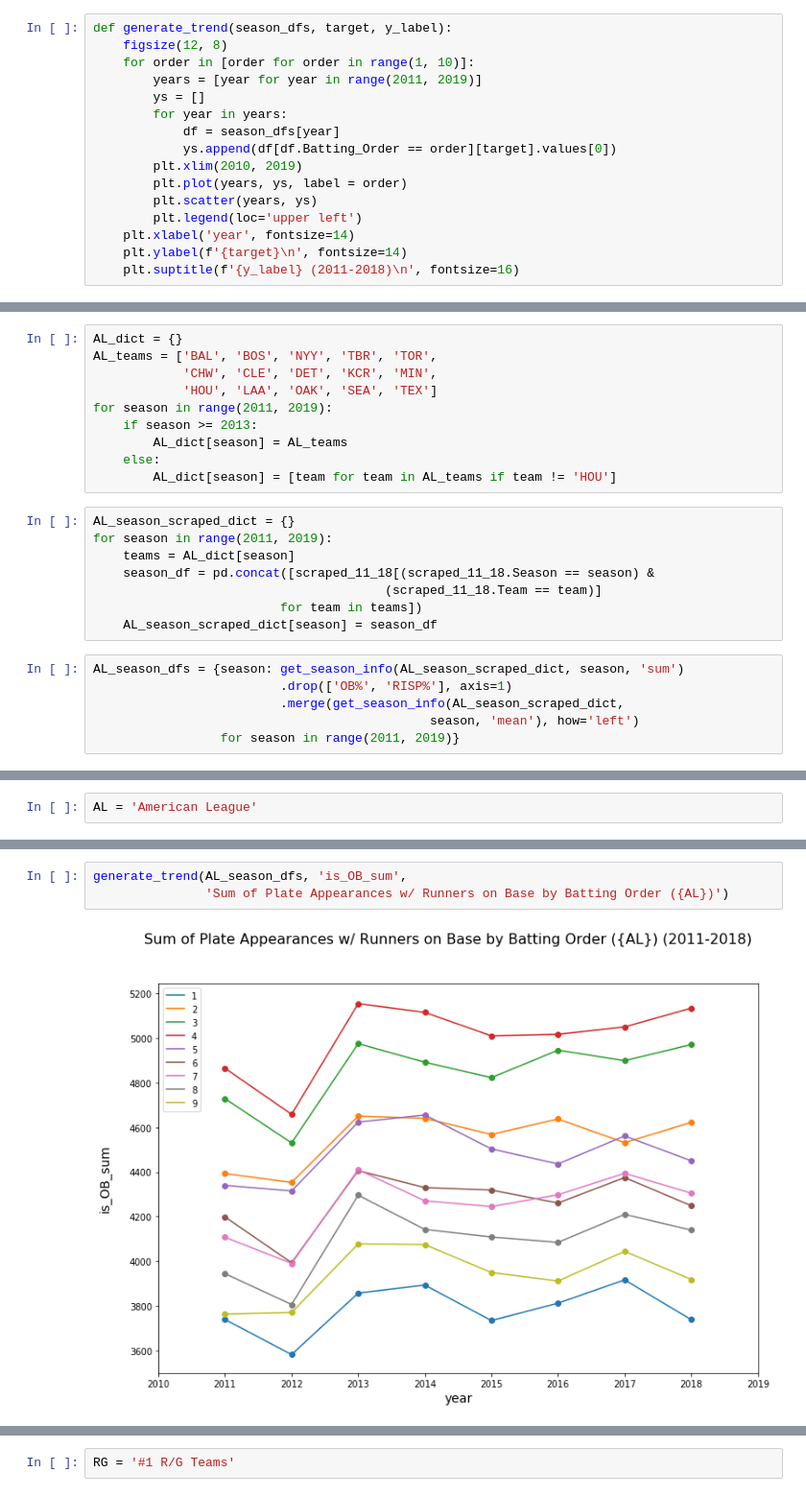
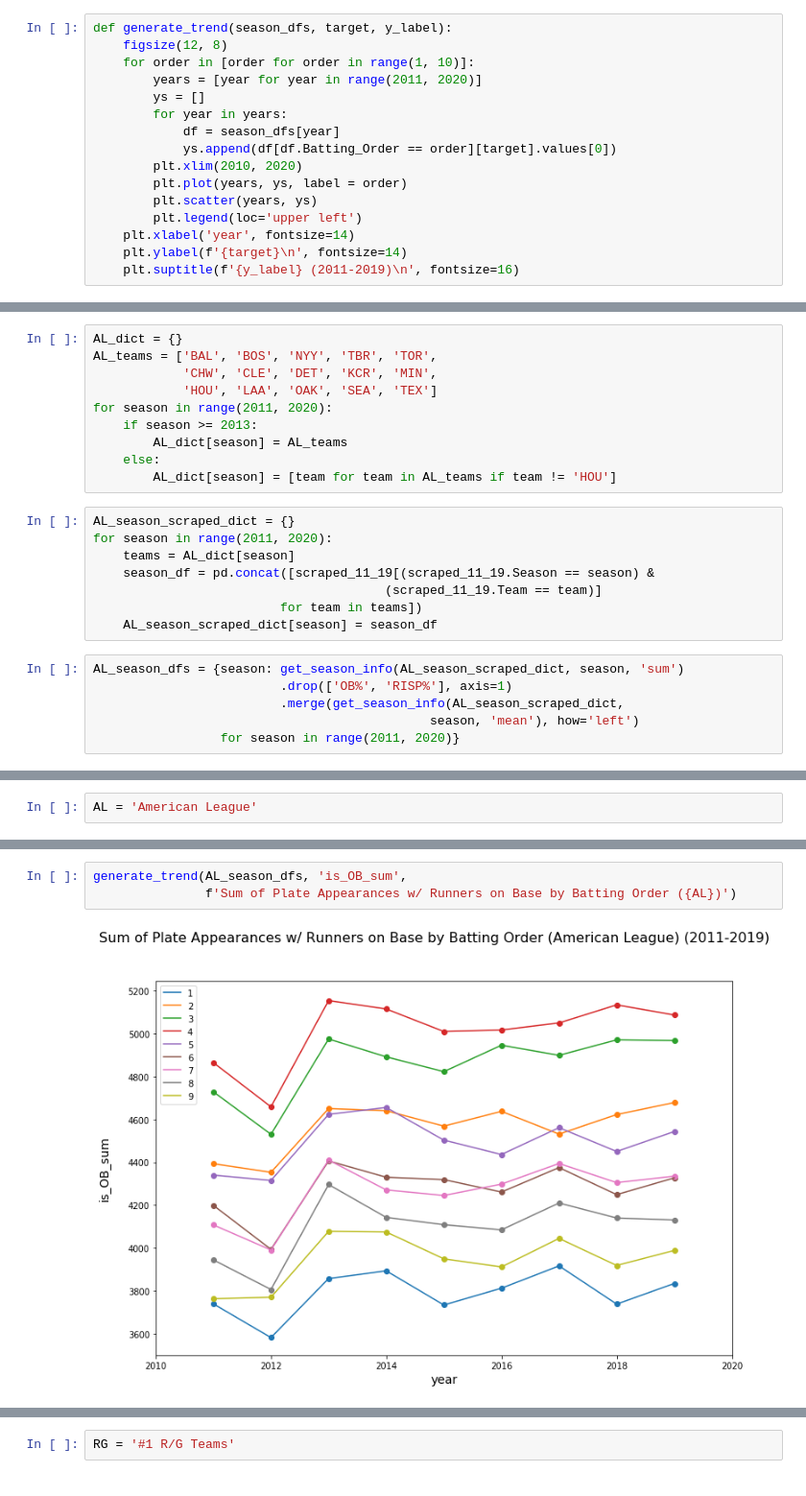
Before and after one commit to xulianrenzoku/battingorder, a Jupyter notebook: batting_order_trend_analysis.ipynb, the cells around one changed output, grey strips where cells are left out. Shown at 96% size. Saved outputs shown, nothing was run; the diff lists cells and outputs as text.

```diff
--- a/batting_order_trend_analysis.ipynb
+++ b/batting_order_trend_analysis.ipynb
@@ -49,18 +49,18 @@ def get_season_info(dict_, year, option):
 def generate_trend(season_dfs, target, y_label):
     figsize(12, 8)
     for order in [order for order in range(1, 10)]:
-        years = [year for year in range(2011, 2019)]
+        years = [year for year in range(2011, 2020)]
         ys = []
         for year in years:
             df = season_dfs[year]
             ys.append(df[df.Batting_Order == order][target].values[0])
-        plt.xlim(2010, 2019)
+        plt.xlim(2010, 2020)
         plt.plot(years, ys, label = order)
         plt.scatter(years, ys)
         plt.legend(loc='upper left')
     plt.xlabel('year', fontsize=14)
     plt.ylabel(f'{target}\n', fontsize=14)
-    plt.suptitle(f'{y_label} (2011-2018)\n', fontsize=16)
+    plt.suptitle(f'{y_label} (2011-2019)\n', fontsize=16)
 # %% [markdown]
 ## Trend 2011-2018
 # %%
@@ -137,17 +137,17 @@ AL_dict = {}
 AL_teams = ['BAL', 'BOS', 'NYY', 'TBR', 'TOR',
             'CHW', 'CLE', 'DET', 'KCR', 'MIN',
             'HOU', 'LAA', 'OAK', 'SEA', 'TEX']
-for season in range(2011, 2019):
+for season in range(2011, 2020):
     if season >= 2013:
         AL_dict[season] = AL_teams
     else:
         AL_dict[season] = [team for team in AL_teams if team != 'HOU']
 # %%
 AL_season_scraped_dict = {}
-for season in range(2011, 2019):
+for season in range(2011, 2020):
     teams = AL_dict[season]
-    season_df = pd.concat([scraped_11_18[(scraped_11_18.Season == season) &
-                                       (scraped_11_18.Team == team)]
+    season_df = pd.concat([scraped_11_19[(scraped_11_19.Season == season) &
+                                       (scraped_11_19.Team == team)]
                          for team in teams])
     AL_season_scraped_dict[season] = season_df
 # %%
@@ -155,5 +155,5 @@ AL_season_dfs = {season: get_season_info(AL_season_scraped_dict, season, 'sum')
                          .drop(['OB%', 'RISP%'], axis=1)
                          .merge(get_season_info(AL_season_scraped_dict,
                                              season, 'mean'), how='left')
-                 for season in range(2011, 2019)}
+                 for season in range(2011, 2020)}
 # %%
@@ -188,7 +188,7 @@ generate_trend(AL_season_dfs, 'PA_sum',
 # %%
 generate_trend(AL_season_dfs, 'is_OB_sum',
-               'Sum of Plate Appearances w/ Runners on Base by Batting Order ({AL})')
+               f'Sum of Plate Appearances w/ Runners on Base by Batting Order ({AL})')
 # %% [output]
-[figure, old version]
+[figure, new version]
 # %%
 generate_trend(AL_season_dfs, 'is_ISP_sum',
```
Also changed, not shown: parts of 64 cells of this notebook.
